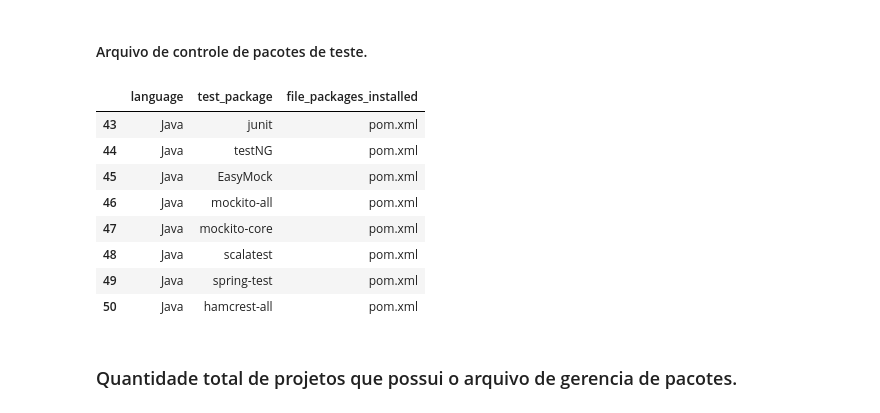
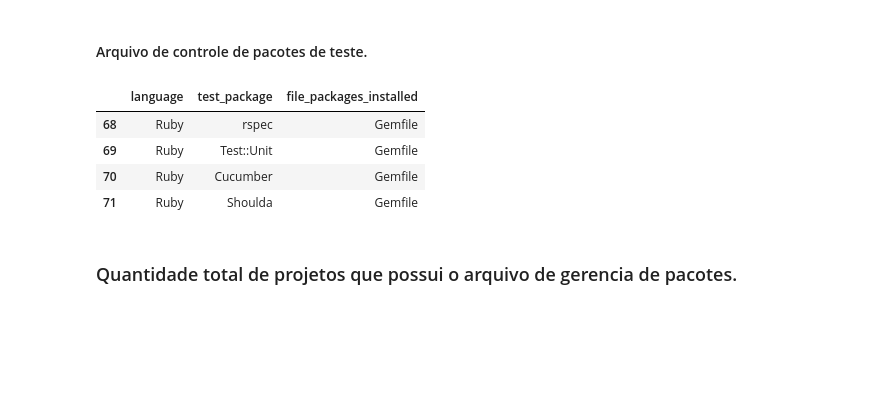
Before and after one commit to romulo-martins/gc-uff, a Jupyter notebook: test_package_installed.ipynb, the cells around one changed output. Cells and saved outputs as stored; diff of their text form; code cells hidden in the pictures; blank space fills up the shorter version.

```diff
--- a/test_package_installed.ipynb
+++ b/test_package_installed.ipynb
@@ -101,17 +101,13 @@ manager_file
 # %% [markdown]
 #### Arquivo de controle de pacotes de teste.
 # %%
-tools[tools['language'] == 'Java']
+tools[tools['language'] == 'Ruby']
 # %% [output]
 |  | language | test_package | file_packages_installed |
-| 43 | Java | junit | pom.xml |
-| 44 | Java | testNG | pom.xml |
-| 45 | Java | EasyMock | pom.xml |
-| 46 | Java | mockito-all | pom.xml |
-| 47 | Java | mockito-core | pom.xml |
-| 48 | Java | scalatest | pom.xml |
-| 49 | Java | spring-test | pom.xml |
-| 50 | Java | hamcrest-all | pom.xml |
+| 68 | Ruby | rspec | Gemfile |
+| 69 | Ruby | Test::Unit | Gemfile |
+| 70 | Ruby | Cucumber | Gemfile |
+| 71 | Ruby | Shoulda | Gemfile |
 # %% [markdown]
 ### Quantidade total de projetos que possui o arquivo de gerencia de pacotes.
 # %%
```
Also changed, not shown: parts of 11 cells of this notebook, 3 other files.
